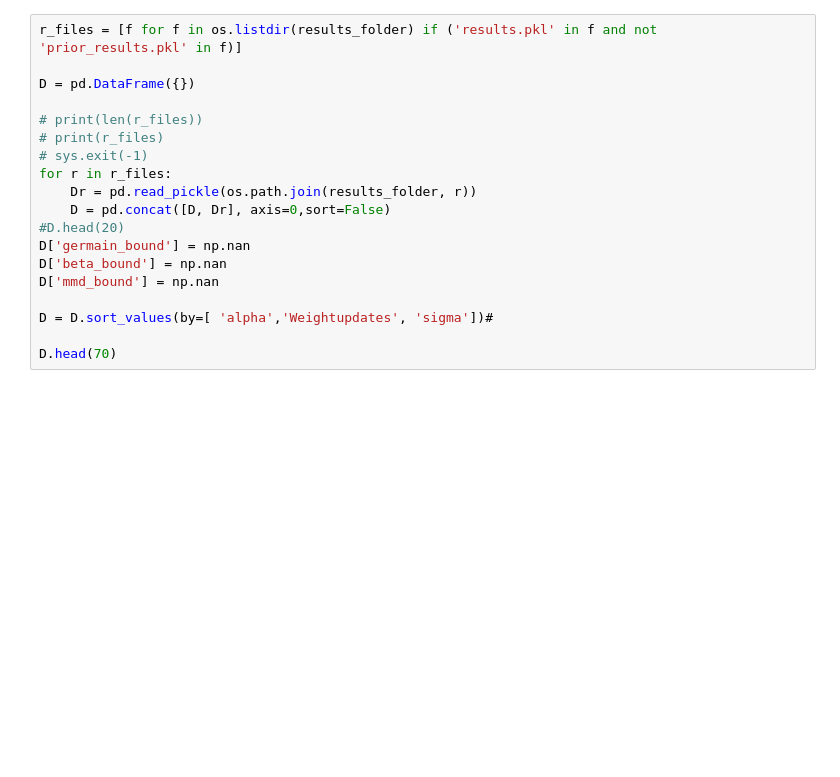
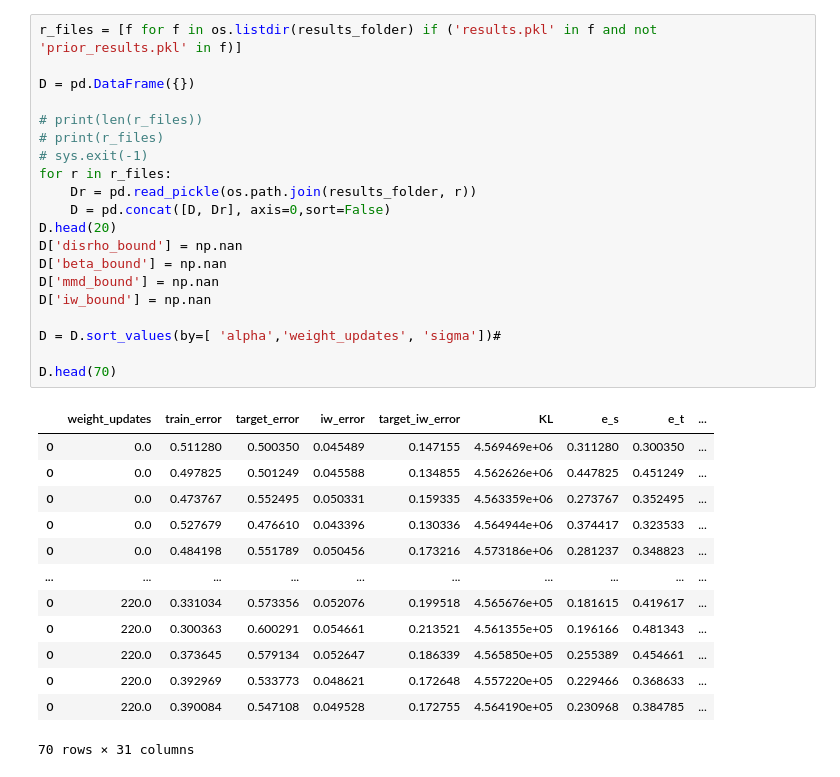
Before and after one commit to Breitholtz/mnist_transfer, a Jupyter notebook: batch_inspect_bounds.ipynb, the cells around one changed output. Saved outputs shown, nothing was run; the diff lists cells and outputs as text; blank space fills up the shorter version.

```diff
--- a/batch_inspect_bounds.ipynb
+++ b/batch_inspect_bounds.ipynb
@@ -49,19 +131,34 @@ else:
 # %%
 r_files = [f for f in os.listdir(results_folder) if ('results.pkl' in f and not 'prior_results.pkl' in f)]
 
 D = pd.DataFrame({})
 
 # print(len(r_files))
 # print(r_files)
 # sys.exit(-1)
 for r in r_files:
     Dr = pd.read_pickle(os.path.join(results_folder, r))
     D = pd.concat([D, Dr], axis=0,sort=False)
-#D.head(20)
-D['germain_bound'] = np.nan
+D.head(20)
+D['disrho_bound'] = np.nan
 D['beta_bound'] = np.nan
 D['mmd_bound'] = np.nan
+D['iw_bound'] = np.nan
 
-D = D.sort_values(by=[ 'alpha','Weightupdates', 'sigma'])#
+D = D.sort_values(by=[ 'alpha','weight_updates', 'sigma'])#
 
 D.head(70)
+# %% [output]
+|  | weight_updates | train_error | target_error | iw_error | target_iw_error | KL | e_s | e_t | ... |
+| 0 | 0.0 | 0.511280 | 0.500350 | 0.045489 | 0.147155 | 4.569469e+06 | 0.311280 | 0.300350 | ... |
+| 0 | 0.0 | 0.497825 | 0.501249 | 0.045588 | 0.134855 | 4.562626e+06 | 0.447825 | 0.451249 | ... |
+| 0 | 0.0 | 0.473767 | 0.552495 | 0.050331 | 0.159335 | 4.563359e+06 | 0.273767 | 0.352495 | ... |
+| 0 | 0.0 | 0.527679 | 0.476610 | 0.043396 | 0.130336 | 4.564944e+06 | 0.374417 | 0.323533 | ... |
+| 0 | 0.0 | 0.484198 | 0.551789 | 0.050456 | 0.173216 | 4.573186e+06 | 0.281237 | 0.348823 | ... |
+| ... | ... | ... | ... | ... | ... | ... | ... | ... | ... |
+| 0 | 220.0 | 0.331034 | 0.573356 | 0.052076 | 0.199518 | 4.565676e+05 | 0.181615 | 0.419617 | ... |
+| 0 | 220.0 | 0.300363 | 0.600291 | 0.054661 | 0.213521 | 4.561355e+05 | 0.196166 | 0.481343 | ... |
+| 0 | 220.0 | 0.373645 | 0.579134 | 0.052647 | 0.186339 | 4.565850e+05 | 0.255389 | 0.454661 | ... |
+| 0 | 220.0 | 0.392969 | 0.533773 | 0.048621 | 0.172648 | 4.557220e+05 | 0.229466 | 0.368633 | ... |
+| 0 | 220.0 | 0.390084 | 0.547108 | 0.049528 | 0.172755 | 4.564190e+05 | 0.230968 | 0.384785 | ... |
+70 rows × 31 columns
```
Also changed, not shown: parts of 17 cells of this notebook, 19 other files.
